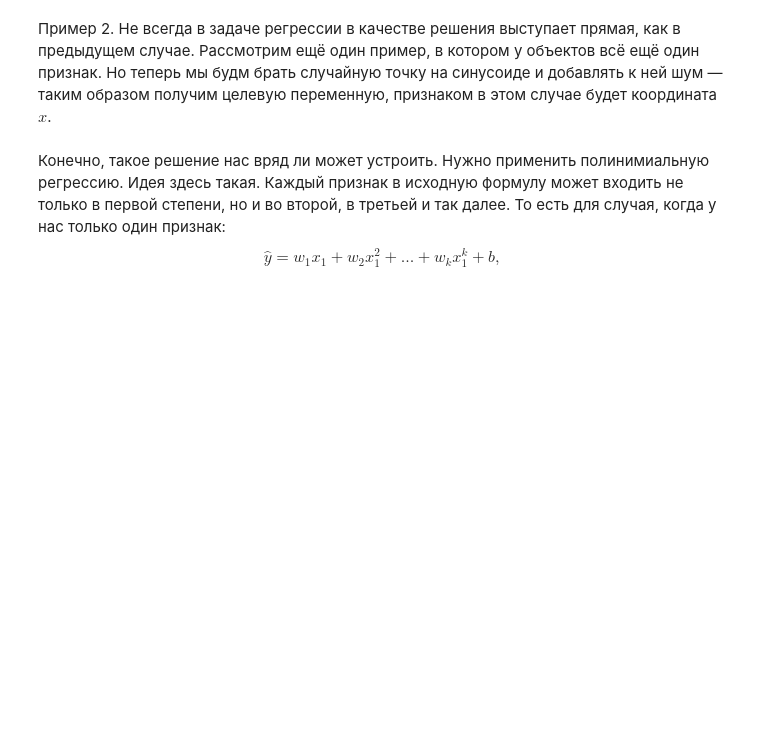
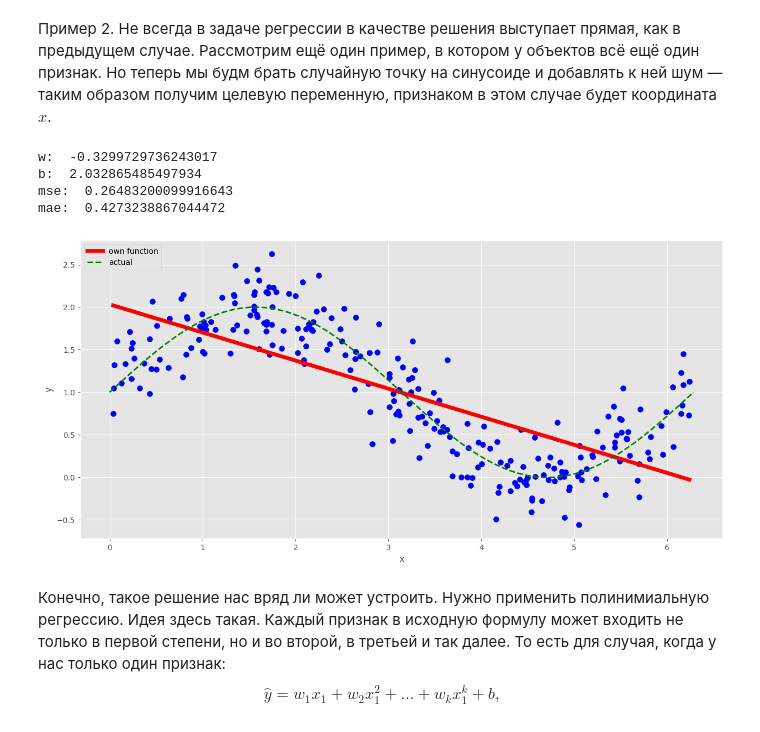
Before and after one commit to Walter-Rabbit/ML.VSem, a Jupyter notebook: Lab3/lab31.ipynb, the cells around one changed output. Cells and saved outputs as stored; diff of their text form; code cells hidden in the pictures; blank space fills up the shorter version.

```diff
--- a/Lab3/lab31.ipynb
+++ b/Lab3/lab31.ipynb
@@ -92,3 +150,34 @@ data = generate_wave_set(1000, 250)
+# %%
+### попробуйте реализовать настройку w и b с помощью рассмотренного выше метода наименьших квадратов.
+### Найдите значения метрик MSE и MAE
+w, b = fit(data['x_train'].reshape(-1, 1), data['y_train'].reshape(-1, 1))
+print('w: ', w[0])
+print('b: ', b[0])
+
+y_calculated = data['x_train'].reshape(-1, 1).dot(w) + b
+print('mse: ', mse(data['y_train'].reshape(-1, 1), y_calculated.reshape(-1, 1)))
+print('mae: ', mae(data['y_train'].reshape(-1, 1), y_calculated.reshape(-1, 1)))
+# %% [output]
+w:  -0.3299729736243017
+b:  2.032865485497934
+mse:  0.26483200099916643
+mae:  0.4273238867044472
+# %%
+f = plt.figure()
+f.set_figwidth(15)
+f.set_figheight(7)
+
+plt.xlabel('x')
+plt.ylabel('y')
+
+plt.scatter(data['x_train'], data['y_train'], 50, 'b')
+plt.plot(data['x_train'], y_calculated.T, 'r', linewidth=5, label='own function')
+plt.plot(data['support'], data['values'], 'g--', linewidth=2, label='actual')
+
+plt.legend(loc='upper left')
+plt.show()
+# %% [output]
+[figure, added]
 # %% [markdown]
 Конечно, такое решение нас вряд ли может устроить. Нужно применить полинимиальную регрессию. Идея здесь такая. Каждый признак в исходную формулу может входить не только в первой степени, но и во второй, в третьей и так далее. То есть для случая, когда у нас только один признак:
 $$ \hat{y} = w_1 x_1 + w_2 x_1^2 + ... + w_k x_1^k + b,$$
```
Also changed, not shown: parts of 17 cells of this notebook.
